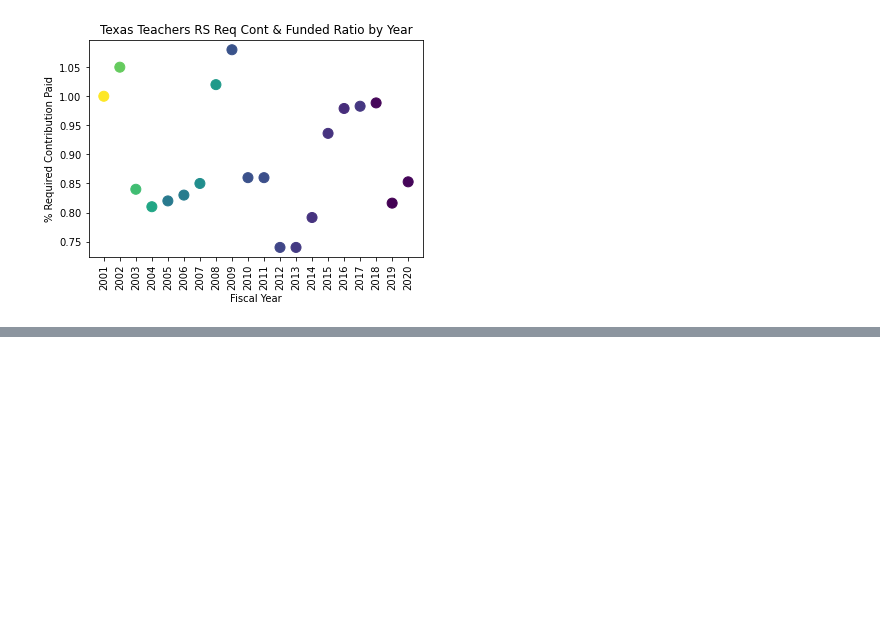
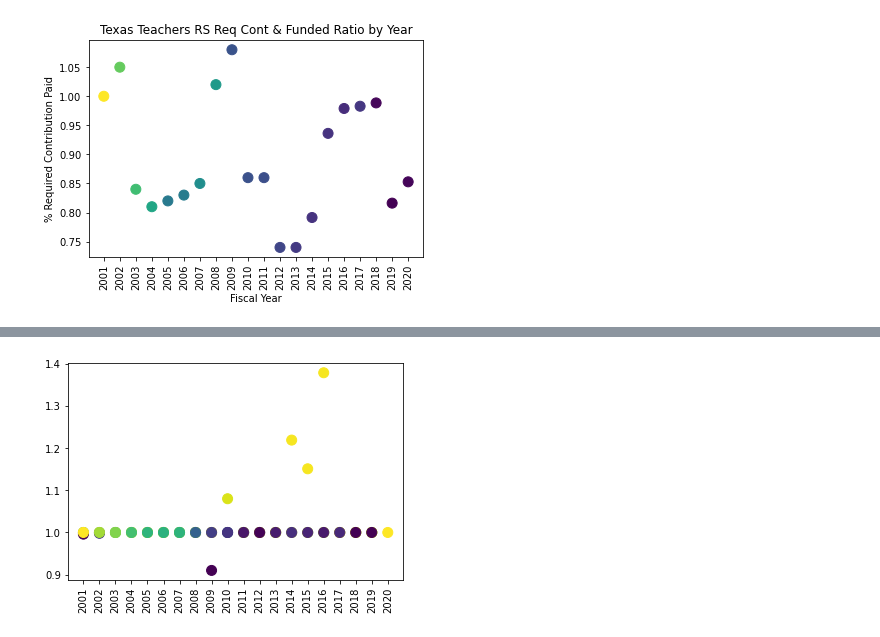
Before and after one commit to DeltaDeutsch/PPD-Group-Project, a Jupyter notebook: PPD Group Funding Cont.ipynb, the cells around one changed output, grey strips where cells are left out. Saved outputs shown, nothing was run; the diff lists cells and outputs as text; code cells hidden in the pictures; blank space fills up the shorter version.

```diff
--- a/PPD Group Funding Cont.ipynb
+++ b/PPD Group Funding Cont.ipynb
@@ -387,0 +368,11 @@ plt.savefig('plot images\plan_101_cont_v_year.png')
+# %%
+for plans in focus_plans_list:
+    plan_x=plan_test_data_df[plan_test_data_df["ppd_id"]==plans]
+    plan_x_fundrat=plan_x["ActFundedRatio_GASB"]
+    plan_x_contpaid=plan_x["PercentReqContPaid"]
+    plan_x_fy=plan_x["fy"]
+    plt.scatter(plan_x_fy,plan_x_contpaid,c=plan_x_fundrat, s=100)
+    plt.xticks(rotation=90)
+    plt.show
+# %% [output]
+[figure, added]
```
Also changed, not shown: parts of 8 cells of this notebook.
